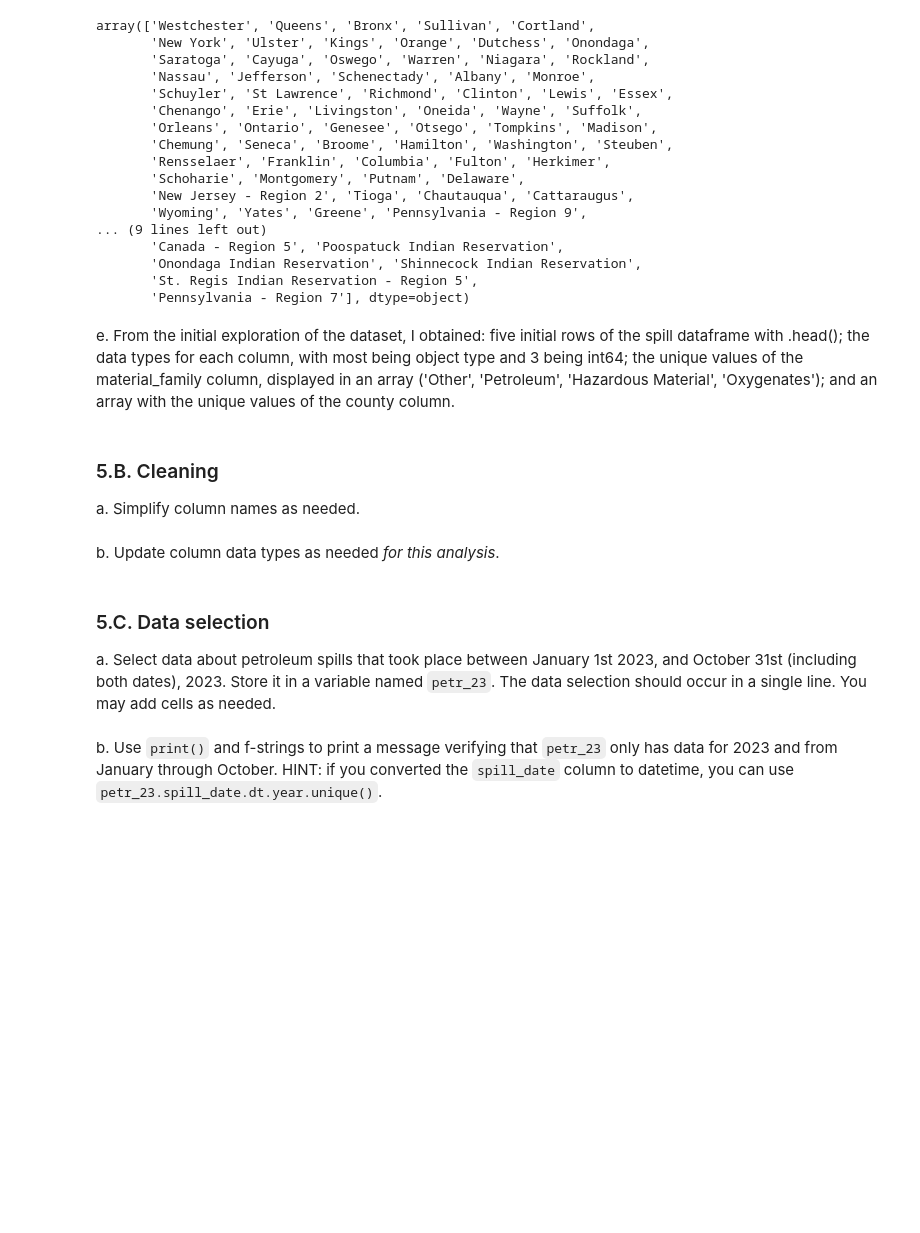
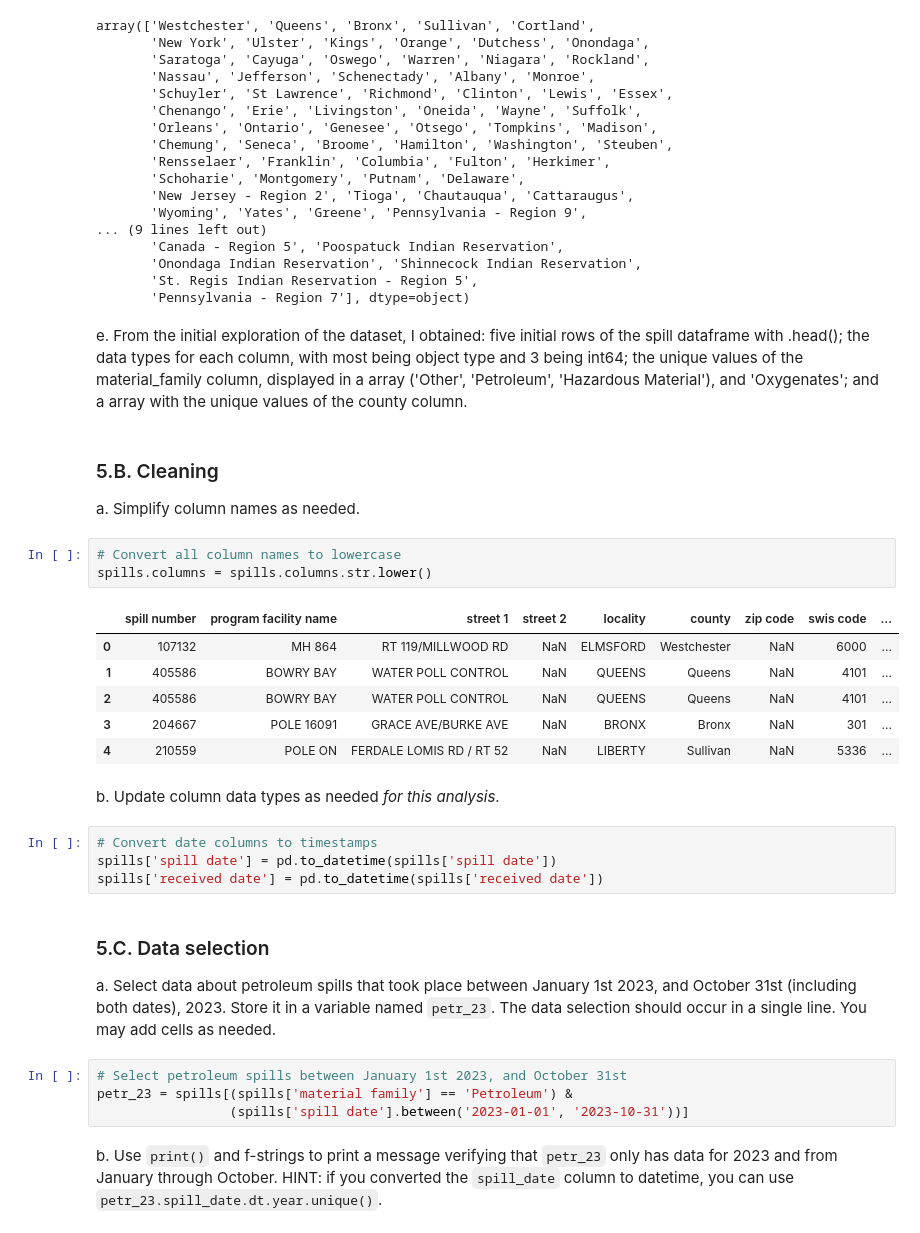
Before and after one commit to hylaea-miller/eds220-hwk3, a Jupyter notebook: hwk3-task1-spills.ipynb, the cells around one changed output. Saved outputs shown, nothing was run; the diff lists cells and outputs as text; blank space fills up the shorter version.

```diff
--- a/hwk3-task1-spills.ipynb
+++ b/hwk3-task1-spills.ipynb
@@ -150,7 +150,7 @@ array(['Westchester', 'Queens', 'Bronx', 'Sullivan', 'Cortland',
        'Pennsylvania - Region 7'], dtype=object)
 # %% [markdown]
 e.
-From the initial exploration of the dataset, I obtained: five initial rows of the spill dataframe with .head(); the data types for each column, with most being object type and 3 being int64; the unique values of the material_family column, displayed in an array ('Other', 'Petroleum', 'Hazardous Material', 'Oxygenates'); and an array with the unique values of the county column.
+From the initial exploration of the dataset, I obtained: five initial rows of the spill dataframe with .head(); the data types for each column, with most being object type and 3 being int64; the unique values of the material_family column, displayed in a array ('Other', 'Petroleum', 'Hazardous Material'), and 'Oxygenates'; and a array with the unique values of the county column.
 # %% [markdown]
 <!-- END QUESTION -->
 
@@ -158,12 +158,26 @@ From the initial exploration of the dataset, I obtained: five initial rows of th
 
 ### 5.B. Cleaning
 a. Simplify column names as needed.
+# %%
+# Convert all column names to lowercase
+spills.columns = spills.columns.str.lower()
+# %% [output]
+|  | spill number | program facility name | street 1 | street 2 | locality | county | zip code | swis code | ... |
+| 0 | 107132 | MH 864 | RT 119/MILLWOOD RD | NaN | ELMSFORD | Westchester | NaN | 6000 | ... |
+| 1 | 405586 | BOWRY BAY | WATER POLL CONTROL | NaN | QUEENS | Queens | NaN | 4101 | ... |
+| 2 | 405586 | BOWRY BAY | WATER POLL CONTROL | NaN | QUEENS | Queens | NaN | 4101 | ... |
+| 3 | 204667 | POLE 16091 | GRACE AVE/BURKE AVE | NaN | BRONX | Bronx | NaN | 301 | ... |
+| 4 | 210559 | POLE ON | FERDALE LOMIS RD / RT 52 | NaN | LIBERTY | Sullivan | NaN | 5336 | ... |
 # %% [markdown]
 <!-- END QUESTION -->
 
 <!-- BEGIN QUESTION -->
 
 b. Update column data types as needed *for this analysis*.
+# %%
+# Convert date columns to timestamps
+spills['spill date'] = pd.to_datetime(spills['spill date'])
+spills['received date'] = pd.to_datetime(spills['received date'])
 # %% [markdown]
 <!-- END QUESTION -->
 
@@ -172,6 +186,10 @@ b. Update column data types as needed *for this analysis*.
 ### 5.C. Data selection
 
 a. Select data about petroleum spills that took place between January 1st 2023, and October 31st (including both dates), 2023. Store it in a variable named `petr_23`. The data selection should occur in a single line. You may add cells as needed.
+# %%
+# Select petroleum spills between January 1st 2023, and October 31st
+petr_23 = spills[(spills['material family'] == 'Petroleum') &
+                 (spills['spill date'].between('2023-01-01', '2023-10-31'))]
 # %% [markdown]
 <!-- END QUESTION -->
 
```
Also changed, not shown: parts of 4 cells of this notebook.
